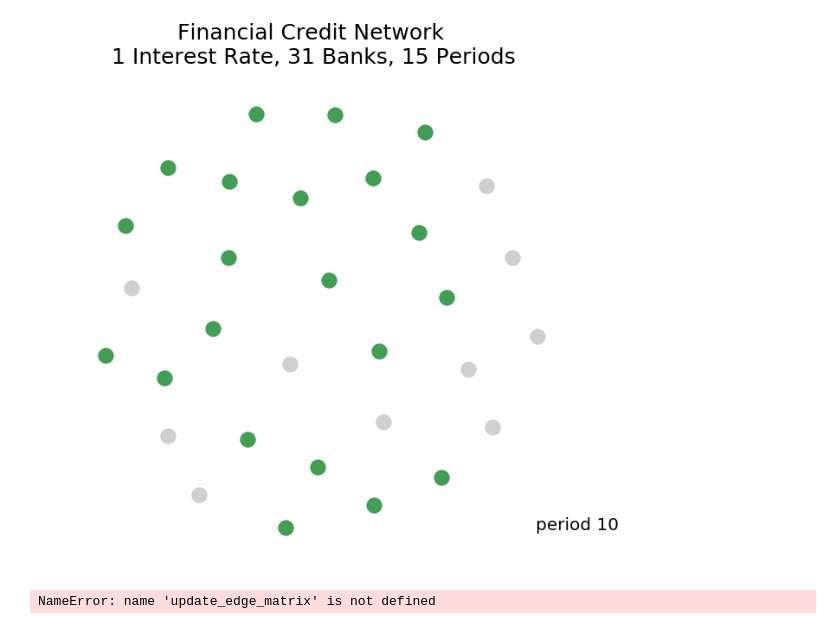
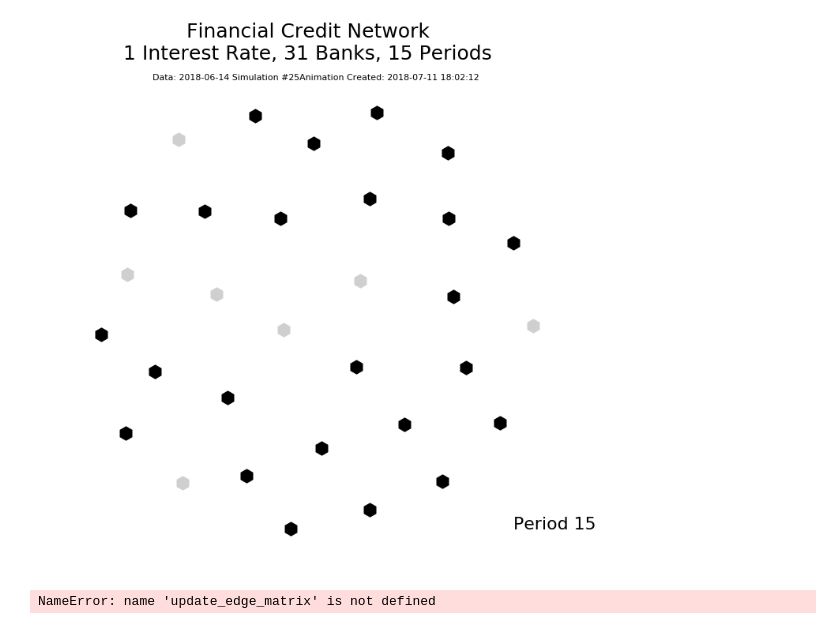
Before and after one commit to ai-xiaihai/FCN_DataAnalysis, a Jupyter notebook: visualize.ipynb, the cells around one changed output. Drawn from its saved outputs; the diff is of its cells as text; code cells hidden in the pictures.

Commit message:
Animation w/ node working w/ FCN output data

```diff
--- a/visualize.ipynb
+++ b/visualize.ipynb
@@ -11,11 +12,6 @@ from clean import cleanup_network
 
 from matplotlib.animation import FuncAnimation
 # %%
-df = read_sims_result(
-    '/Users/xcheng/Documents/Oberlin/Summer2/DataAnalysis/data/0614/1IR', 32)
+df = read_sims_result('/Users/xcheng/Documents/Oberlin/Summer2/DataAnalysis/data/0614/1IR', 32)
 df_1n = cleanup_network(df, numNode=32, numPeriod=15, numSim=50)
-# k = df.loc[31*2:31*2+30, "dot1":"dot31"].values
-# print(k)
-# G = nx.DiGraph(df.loc[31*2:31*2+30, "dot1":"dot31"].values)
-# G.edges(data=True)
-# nx.draw(G)
+df_1c = cleanup_0IR_exp(df, numNode=32, numPeriod=15, numSim=50, balanced=False)
@@ -50,7 +66,19 @@ def update_edge_matrix(g, ndarray):
 # %%
+########################
+# Variables you can manipulate
+########################
+data_birthday = "2018-06-14"
+data_info = "1 Interest Rate, 31 Banks, 15 Periods"
+sim_num = 25
+
 ########################
 # Make BETTER video
 ########################
+# Get current time
+time_creation = datetime.now()
+time_displayed = time_creation.strftime('%Y-%m-%d %H:%M:%S')
+time_filename = time_creation.strftime("%Y%m%dT%H%M%S")
+
 # make a full graph
 fully_connected=np.ones((31,31))
 for i in range(31):
@@ -58,50 +86,82 @@ for i in range(31):
 G = nx.DiGraph(fully_connected)
 
 # make the canvas
-fig = plt.figure(figsize=(10,10))
-fig.suptitle('Financial Credit Network\n 1 Interest Rate, 31 Banks, 15 Periods', fontsize=25)
+fig = plt.figure(figsize=(11,11))
+plt.suptitle("Financial Credit Network\n"+data_info, fontsize=25)
+period = plt.text(s="o", x=0.91, y=-0.99, fontsize=22)
+plt.title(fontsize=11,
+          s=("Data: " + data_birthday
+            + " Simulation #" + str(sim_num)
+            + "Animation Created: " + time_displayed
+            )
+         )
+plt.axis('off')
 pos=nx.spring_layout(G)
-plt.axis('off')
-period = plt.text(s="o", x=0.99, y=-0.99, fontsize=20)
 
-#def init():
-    # positive_edges = [(u,v) for (u,v,d) in G.edges(data=True) if d['weight'] >0]
-    # nodes = nx.draw_networkx_nodes(G,pos, node_color=(0.4,0.4,0.4))
+# keep track of banks still alive
+alive_banks = set(range(31))
+# keep track of banks last dead
+last_dead = set([])
 
+# draw the nodes
 for n in G:
     G.node[n]['draw'] = nx.draw_networkx_nodes(G,
                                                pos,
                                                nodelist=[n],
                                                with_labels=False,
-                                               node_color= (0.26, 0.62, 0.33))
+                                               node_color= (0,0,0),
+                                               node_shape= "h"
+                                              )
 
     # for u,v in G.edges():
     #     G[u][v]['draw']=nx.draw_networkx_edges(G,pos,edgelist=[(u,v)],edge_color="white",arrows=True)
     # edges = nx.draw_networkx_edges(G, pos, arrows=False, edge_color="white")
 
 #     return [node[1] for node in G.nodes(data="draw")]
+
 
 def update(i):
 #     update_edge_matrix(G, df.loc[i*31:i*31+30, "dot1":"dot31"].values)
 #     positive_edges = [[u,v] for (u,v,d) in G.edges(data=True) if d['weight'] >0]
 #     print(positive_edges)
 #     edges = nx.draw_networkx_edges(G, pos, arrows=False,edgelist=positive_edges)
 #     print(edges.get_array())
 
 #     nodes = nx.draw_networkx_nodes(G, pos, nodelist=list(choice(G.nodes())), node_color="b")
 
-    chosen = G.node[i]['draw']
-    if i!=0:
-        chosen.set_color((0.81,0.81,0.81))
+    # if the bank default last period, change the color
+    for dead in last_dead:
+        G.node[dead]['draw'].set_color((0.81,0.81,0.81))
+    last_dead.clear()
 
-    period.set_text("period "+str(i))
+    # if the bank defaults, change the color, mark as dead
+    for bank in list(alive_banks):
 
-    return [chosen]+[period]
+        interest, wealth, deposit = df[np.array(df["sim#"]==sim_num) &
+                                       np.array(df["period"]==(i+1)) &
+                                       np.array(df["bankID"]==bank)
+                                      ].iloc[0]["defaults due to interest":"defaults due to deposit shock"]
 
-anim = FuncAnimation(fig, update, frames=11, interval=500, repeat=False, blit=True)
-anim.save("network3.mp4")
+        if interest + wealth + deposit != 0:
+            alive_banks.remove(bank)
+            last_dead.add(bank)
+        if interest != 0:
+            G.node[bank]['draw'].set_color((0.99,0.00,0.02))
+        if wealth != 0:
+            G.node[bank]['draw'].set_color((0.59,0.00,0.02))
+        if deposit != 0:
+            G.node[bank]['draw'].set_color((0.99,0.00,0.49))
+
+
+    # update the text (period)
+    period.set_text("Period "+str(i+1))
+
+    return [node[1] for node in G.nodes(data="draw")]+[period]
+
+anim = FuncAnimation(fig, update, frames=15, interval=800, repeat=False, blit=True)
+anim.save("network" + time_filename + ".mp4")
 # %% [output]
-[figure, old version]
+[figure, new version]
 # %%
 ########################
 # Make video
```
Also changed, not shown: parts of 11 cells of this notebook, 5 other files.
